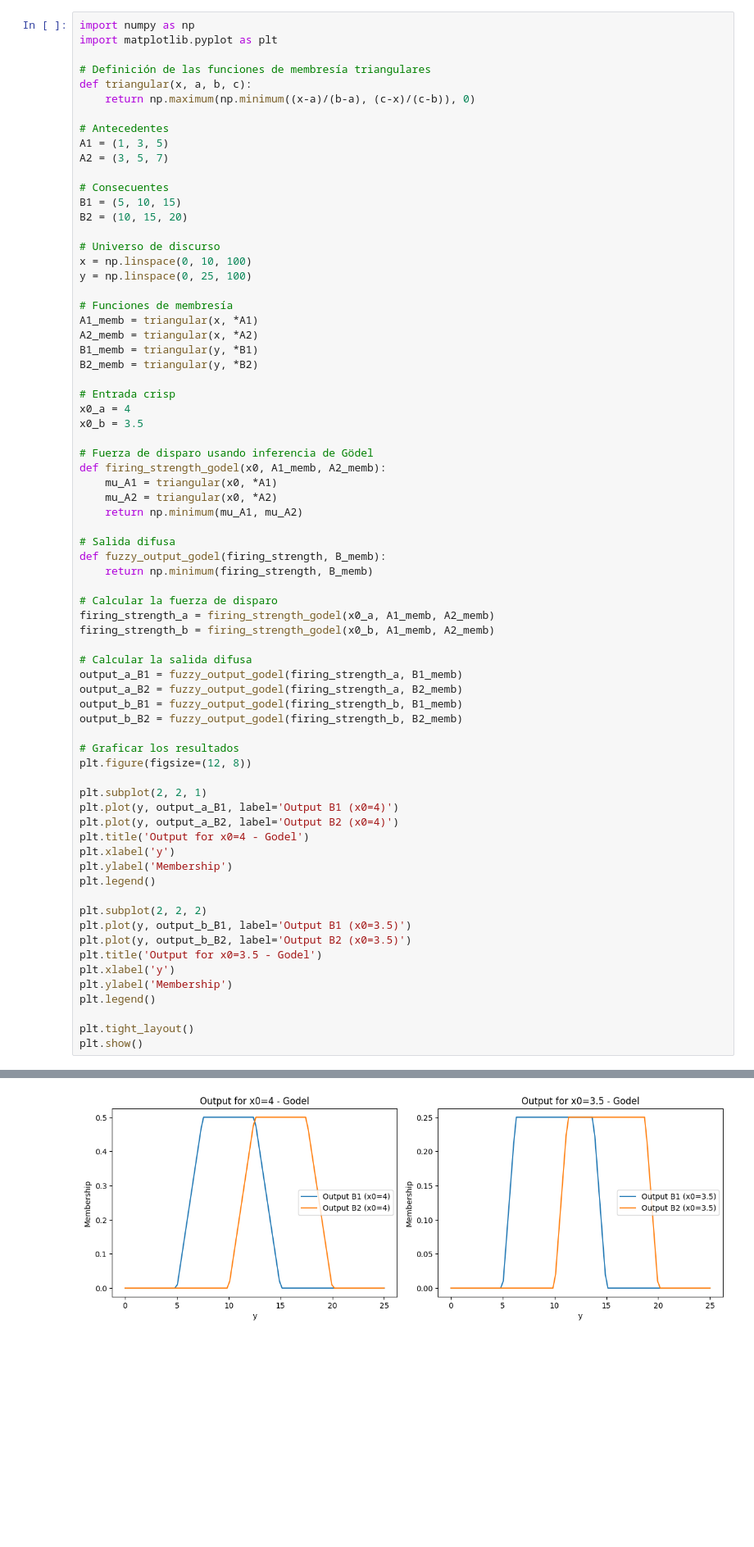
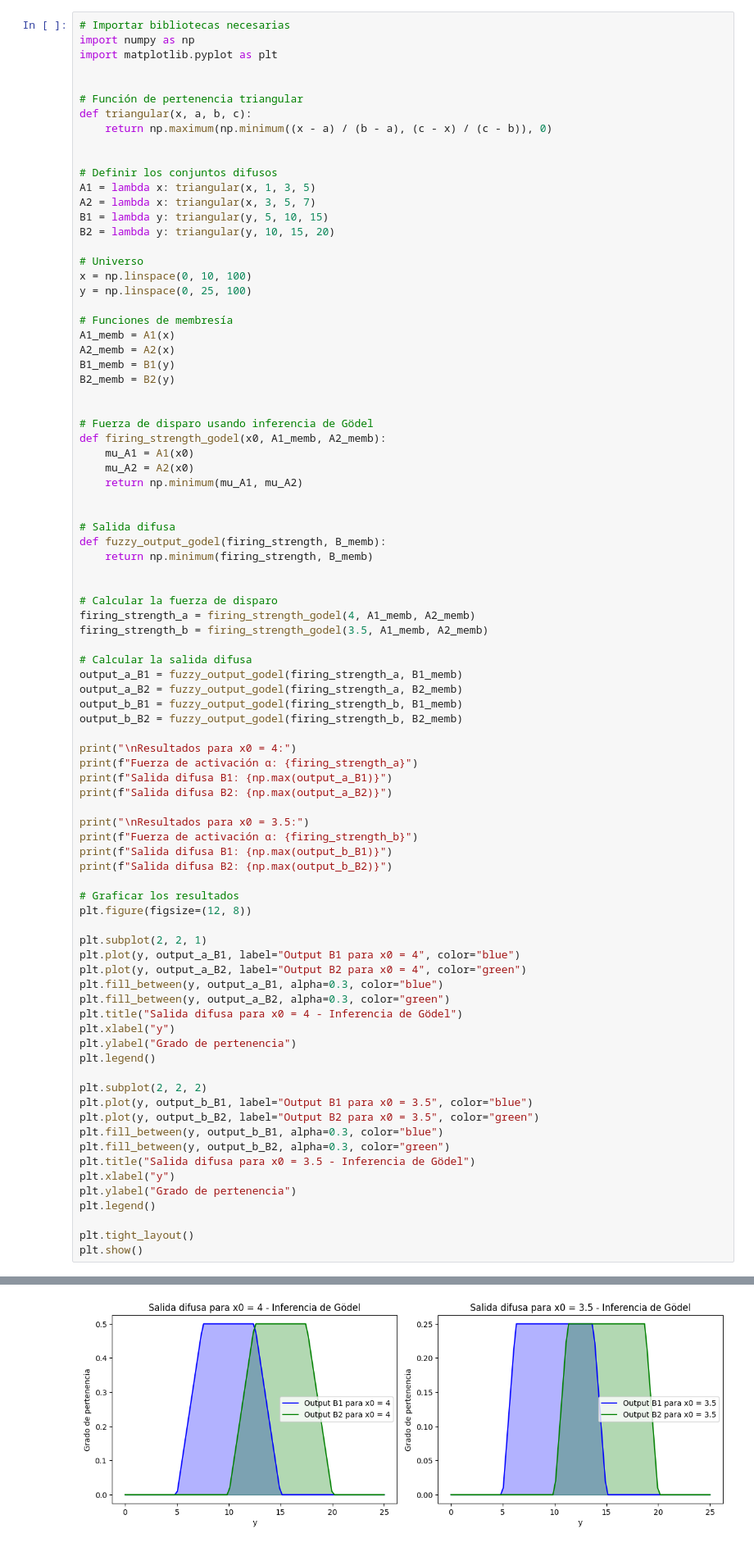
Before and after one commit to Elias-Gill/facultad, a Jupyter notebook: aplicada/unidad 4/ejercitario4.ipynb, the cells around one changed output, grey strips where cells are left out. Shown at 82% size. Drawn from its saved outputs; the diff is of its cells as text; blank space fills up the shorter version.

```diff
--- a/aplicada/unidad 4/ejercitario4.ipynb
+++ b/aplicada/unidad 4/ejercitario4.ipynb
@@ -109,48 +109,48 @@ Valor defuzzificado para x0 = 3.5: y0 = 11.446295196724893
 # %% [markdown]
 # Inferencia de Godel
 # %%
+# Importar bibliotecas necesarias
 import numpy as np
 import matplotlib.pyplot as plt
 
-# Definición de las funciones de membresía triangulares
+
+# Función de pertenencia triangular
 def triangular(x, a, b, c):
-    return np.maximum(np.minimum((x-a)/(b-a), (c-x)/(c-b)), 0)
+    return np.maximum(np.minimum((x - a) / (b - a), (c - x) / (c - b)), 0)
 
-# Antecedentes
-A1 = (1, 3, 5)
-A2 = (3, 5, 7)
 
-# Consecuentes
-B1 = (5, 10, 15)
-B2 = (10, 15, 20)
+# Definir los conjuntos difusos
+A1 = lambda x: triangular(x, 1, 3, 5)
+A2 = lambda x: triangular(x, 3, 5, 7)
+B1 = lambda y: triangular(y, 5, 10, 15)
+B2 = lambda y: triangular(y, 10, 15, 20)
 
-# Universo de discurso
+# Universo
 x = np.linspace(0, 10, 100)
 y = np.linspace(0, 25, 100)
 
 # Funciones de membresía
-A1_memb = triangular(x, *A1)
-A2_memb = triangular(x, *A2)
-B1_memb = triangular(y, *B1)
-B2_memb = triangular(y, *B2)
+A1_memb = A1(x)
+A2_memb = A2(x)
+B1_memb = B1(y)
+B2_memb = B2(y)
 
-# Entrada crisp
-x0_a = 4
-x0_b = 3.5
 
 # Fuerza de disparo usando inferencia de Gödel
 def firing_strength_godel(x0, A1_memb, A2_memb):
-    mu_A1 = triangular(x0, *A1)
-    mu_A2 = triangular(x0, *A2)
+    mu_A1 = A1(x0)
+    mu_A2 = A2(x0)
     return np.minimum(mu_A1, mu_A2)
+
 
 # Salida difusa
 def fuzzy_output_godel(firing_strength, B_memb):
     return np.minimum(firing_strength, B_memb)
 
+
 # Calcular la fuerza de disparo
-firing_strength_a = firing_strength_godel(x0_a, A1_memb, A2_memb)
-firing_strength_b = firing_strength_godel(x0_b, A1_memb, A2_memb)
+firing_strength_a = firing_strength_godel(4, A1_memb, A2_memb)
+firing_strength_b = firing_strength_godel(3.5, A1_memb, A2_memb)
 
 # Calcular la salida difusa
 output_a_B1 = fuzzy_output_godel(firing_strength_a, B1_memb)
@@ -158,23 +158,37 @@ output_a_B2 = fuzzy_output_godel(firing_strength_a, B2_memb)
 output_b_B1 = fuzzy_output_godel(firing_strength_b, B1_memb)
 output_b_B2 = fuzzy_output_godel(firing_strength_b, B2_memb)
 
+print("\nResultados para x0 = 4:")
+print(f"Fuerza de activación α: {firing_strength_a}")
+print(f"Salida difusa B1: {np.max(output_a_B1)}")
+print(f"Salida difusa B2: {np.max(output_a_B2)}")
+
+print("\nResultados para x0 = 3.5:")
+print(f"Fuerza de activación α: {firing_strength_b}")
+print(f"Salida difusa B1: {np.max(output_b_B1)}")
+print(f"Salida difusa B2: {np.max(output_b_B2)}")
+
 # Graficar los resultados
 plt.figure(figsize=(12, 8))
 
 plt.subplot(2, 2, 1)
-plt.plot(y, output_a_B1, label='Output B1 (x0=4)')
-plt.plot(y, output_a_B2, label='Output B2 (x0=4)')
-plt.title('Output for x0=4 - Godel')
-plt.xlabel('y')
-plt.ylabel('Membership')
+plt.plot(y, output_a_B1, label="Output B1 para x0 = 4", color="blue")
+plt.plot(y, output_a_B2, label="Output B2 para x0 = 4", color="green")
+plt.fill_between(y, output_a_B1, alpha=0.3, color="blue")
+plt.fill_between(y, output_a_B2, alpha=0.3, color="green")
+plt.title("Salida difusa para x0 = 4 - Inferencia de Gödel")
+plt.xlabel("y")
+plt.ylabel("Grado de pertenencia")
 plt.legend()
 
 plt.subplot(2, 2, 2)
-plt.plot(y, output_b_B1, label='Output B1 (x0=3.5)')
-plt.plot(y, output_b_B2, label='Output B2 (x0=3.5)')
-plt.title('Output for x0=3.5 - Godel')
-plt.xlabel('y')
-plt.ylabel('Membership')
+plt.plot(y, output_b_B1, label="Output B1 para x0 = 3.5", color="blue")
+plt.plot(y, output_b_B2, label="Output B2 para x0 = 3.5", color="green")
+plt.fill_between(y, output_b_B1, alpha=0.3, color="blue")
+plt.fill_between(y, output_b_B2, alpha=0.3, color="green")
+plt.title("Salida difusa para x0 = 3.5 - Inferencia de Gödel")
+plt.xlabel("y")
+plt.ylabel("Grado de pertenencia")
 plt.legend()
 
 plt.tight_layout()
@@ -183,4 +206,4 @@ plt.show()
-[figure, old version]
+[figure, new version]
 # %% [markdown]
 # Item 4.c
 
```
Also changed, not shown: parts of 1 cell of this notebook, 19 other files.
